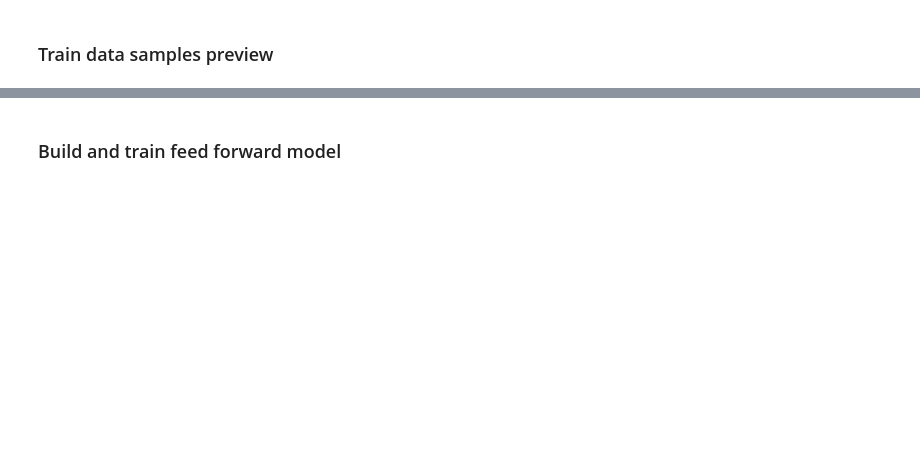
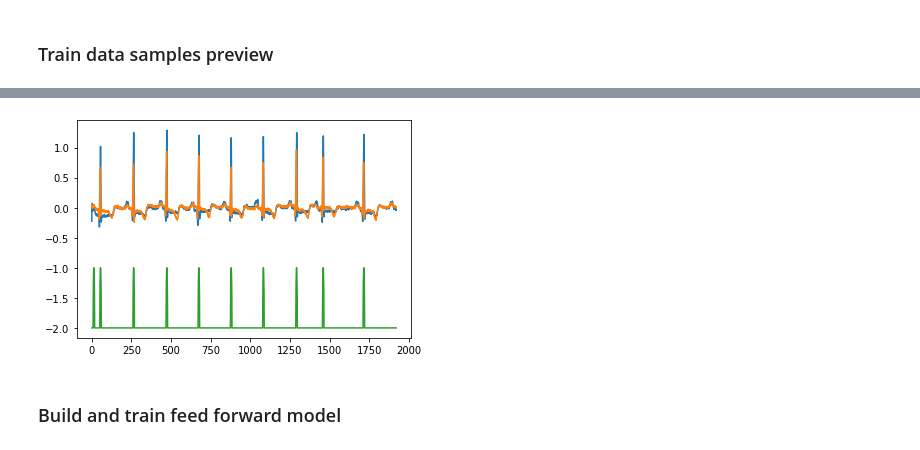
Before and after one commit to jells123/QRS-Detection, a Jupyter notebook: QRS-detectors.ipynb, the cells around one changed output, grey strips where cells are left out. Saved outputs shown, nothing was run; the diff lists cells and outputs as text; code cells hidden in the pictures; blank space fills up the shorter version.

```diff
--- a/QRS-detectors.ipynb
+++ b/QRS-detectors.ipynb
@@ -341,3 +321,47 @@ plt.show()
+# %%
+def getNextFragment(data, fsize):
+
+    numSteps = int(np.floor(data.shape[1] / fsize))
+    for i in range(numSteps):
+        fragment = data[:, i*fsize : (i+1)*fsize]
+        inputs = fragment[0:2, :]
+        target = fragment[2, :]
+        yield inputs, target
+
+
+first_file = test_data[0]
+ffGen = getNextFragment(first_file, 240)
+# i, t = next(ffGen)
+
+# x = np.arange(i.shape[1])
+# plt.plot(x, i[0, :], x, i[1, :], x, t-3)
+
+dataset = tf.data.Dataset.from_generator(lambda : getNextFragment(first_file, seqL*ninputs),
+                                           (tf.float32, tf.float32),
+                                           (tf.TensorShape([2, seqL*ninputs]),
+                                            tf.TensorShape([seqL*ninputs,])))
+
+dataset = dataset.repeat()  # Repeat the input indefinitely.
+batchSize = 8
+dataset = dataset.batch(batchSize)
+
+iterator = dataset.make_initializable_iterator()
+next_element = iterator.get_next()
+with tf.Session() as sess:
+    sess.run(iterator.initializer)
+    inp, targ = sess.run(next_element)
+
+    inp1 = inp[:, 0, :].reshape(1, -1)
+    inp2 = inp[:, 1, :].reshape(1, -1)
+    inp = np.concatenate((inp1, inp2), axis=0)
+
+    targ = targ.reshape(-1)
+
+x = np.arange(len(inp[0, :]))
+plt.plot(x, inp[0, :], x, inp[1, :], x, targ-2)
+plt.show()
+# %% [output]
+[figure, added]
 # %% [markdown]
 ### Build and train feed forward model
 # %%
```
Also changed, not shown: parts of 15 cells of this notebook.
